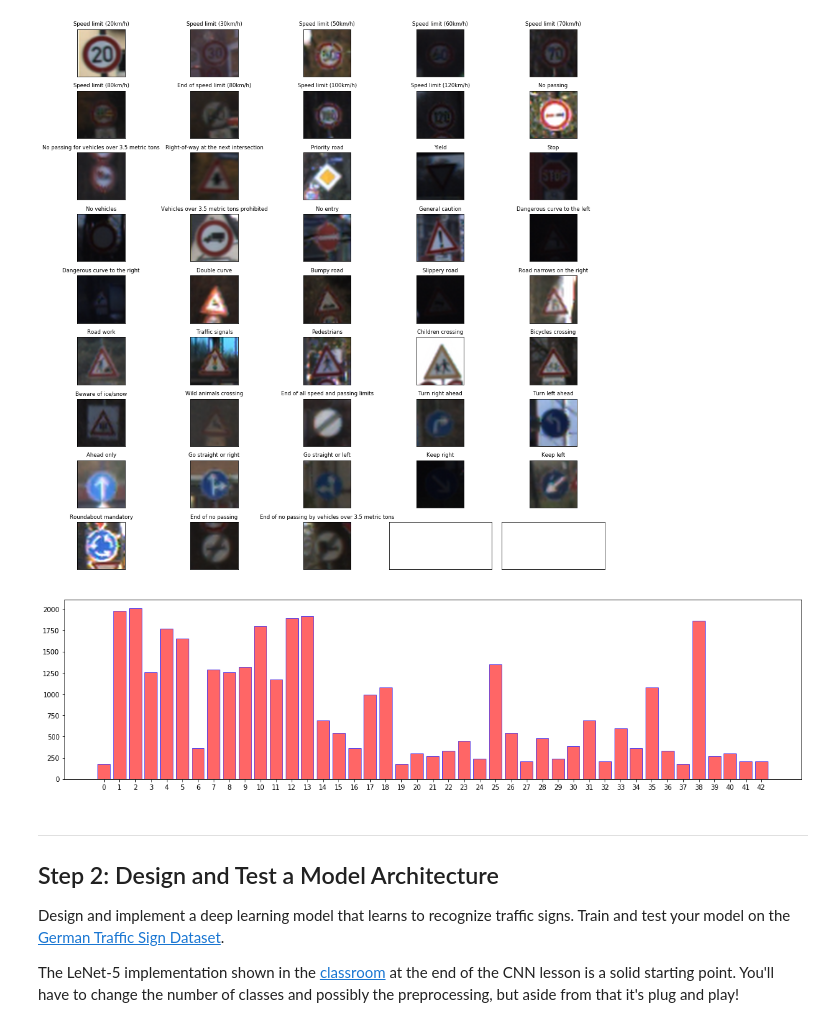
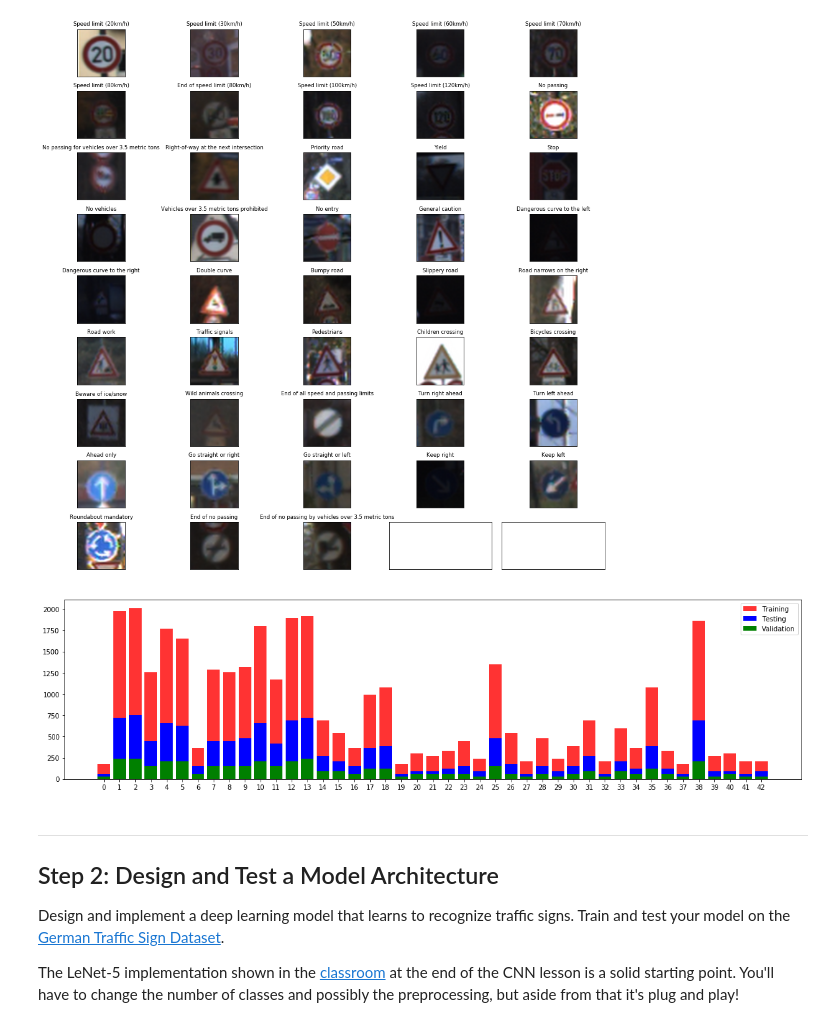
Before and after one commit to asadziach/CarND-Traffic-Sign-Classifier-Project, a Jupyter notebook: Traffic_Sign_Classifier.ipynb, the cells around one changed output. Saved outputs shown, nothing was run; the diff lists cells and outputs as text; code cells hidden in the pictures.

Commit message:
Added Validation and Testing bar graph

```diff
--- a/Traffic_Sign_Classifier.ipynb
+++ b/Traffic_Sign_Classifier.ipynb
@@ -123,13 +123,23 @@ plt.show()
 # %%
 from collections import Counter
 
+fig, ax = plt.subplots(figsize=(20,5))
+
 D = Counter(y_train)
-fig = plt.figure(figsize=(20,5))
+plt.xticks(range(len(D)), D.keys())
+plt.bar(range(len(D)), D.values(), color="red", alpha=0.8, label='Training')
 
+D = Counter(y_test)
 plt.xticks(range(len(D)), D.keys())
-bar_graph = plt.bar(range(len(D)), D.values(), color="red", alpha=0.6, edgecolor='blue')
+plt.bar(range(len(D)), D.values(), color="blue",label='Testing')
+
+D = Counter(y_valid)
+plt.xticks(range(len(D)), D.keys())
+plt.bar(range(len(D)), D.values(), color="green",label='Validation')
+
+legend = ax.legend()
 # %% [output]
-[figure, old version]
+[figure, new version]
 # %% [markdown]
 ----
 
```
Also changed, not shown: parts of 2 cells of this notebook.
